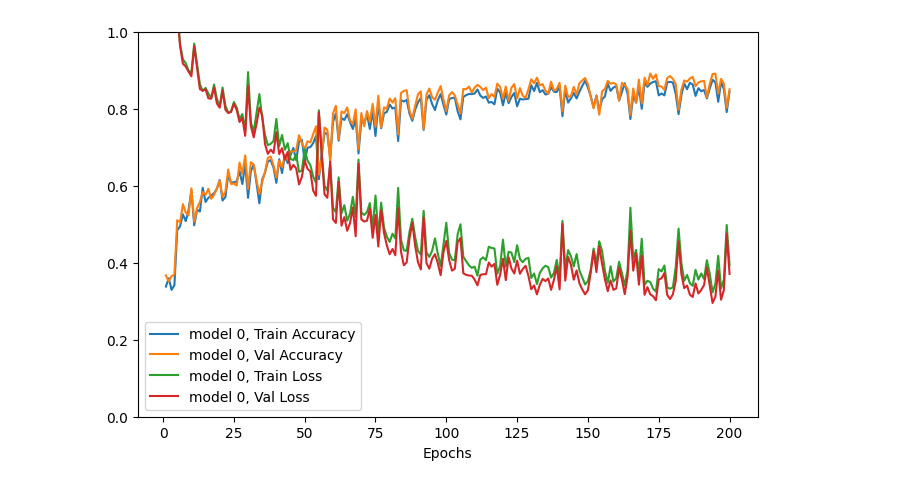
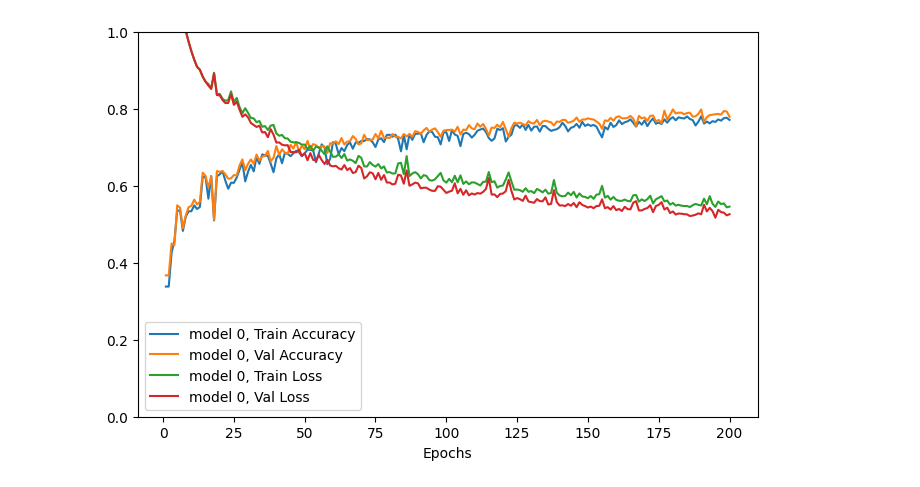
Before and after one commit to GuiMacielPereira/sensor_ML, a Jupyter notebook: data_processing/lstm_pytorch.sync.ipynb, the cells around one changed output. Drawn from its saved outputs; the diff is of its cells as text; code cells hidden in the pictures.

Commit message:
Cleaned lstm class and made a new cnn+lstm model. The new model is training, but is not able to achieve better accuracies than cnn or lstm alone.

```diff
--- a/data_processing/lstm_pytorch.sync.ipynb
+++ b/data_processing/lstm_pytorch.sync.ipynb
@@ -1,2 +1,19 @@
+# %%
+# Define simplest lstm model
+class lstm(nn.Module):
+    def __init__(self, input_size, hidden_size, out_size):
+        super(lstm, self).__init__()
+        torch.manual_seed(180200742)    # Set seed for same initialization of weigths each time
+        # shape of input (batch_size, n_sequence, input_size)
+        self.lstm = nn.LSTM(input_size=input_size, hidden_size=hidden_size, num_layers=1, batch_first=True, bidirectional=False)
+        self.fc = nn.Linear(hidden_size, out_size)
+        self.relu = nn.ReLU()    # Interestingly, using Sigmoid prevents learning
+
+    def forward(self, x):
+        x, _ = self.lstm(x)
+        x = x[:, -1, :]    # Choose only output of last lstm cell for classification
+        x = self.fc(x)
+        x = self.relu(x)  # x.shape = (batch_size, n_classes)
+        return x
 # %%
 # A notebook for simple lstm exploration
@@ -55,44 +45,7 @@ Shape of validation set: (956, 10, 3)
 Fraction of single class in test set:  0.31377777777777777
 dtype of inputs:  torch.float32
 # %%
-import numpy as np
-
-class lstm(nn.Module):
-    def __init__(self):
-        super(lstm, self).__init__()
-
-        torch.manual_seed(180200742)    # Set seed for same initialization of weigths each time
-
-        self.input_size = 3
-        self.hidden_dim = 64
-        self.out_size = 5
-        self.num_layers = 1
-
-        # shape of input ()
-        self.lstm = nn.LSTM(self.input_size, self.hidden_dim, num_layers=self.num_layers, batch_first=True)
-        self.fc = nn.Linear(self.hidden_dim, self.out_size)
-        # self.sigmoid = nn.Sigmoid()
-        self.relu = nn.ReLU()
-
-    def forward(self, x):
-        # # This reshaping works for accurary ~ 87%
-        batch_size = x.shape[0]
-        # x = x.reshape((x.shape[0], int(x.shape[2]/self.input_size), self.input_size))
-
-
-        lstm_out, _ = self.lstm(x) #lstm with input, hidden, and internal state
-        lstm_out = lstm_out[:, -1, :]    # Choose final output of lstm for classification
-
-        lstm_out = lstm_out.contiguous().view(-1, self.hidden_dim)
-        out = self.fc(lstm_out)
-        out = self.relu(out)
-        out = out.view(batch_size, -1)
-
-        # print("output shape: ", out.shape)
-        return out
-
-
-model = lstm()
+model = lstm(input_size=32, hidden_size=8, out_size=3)
 T = Trainer(D)
 T.setup(model, learning_rate=1e-2, weight_decay=1e-3, batch_size=2*256, max_epochs=200)
 T.train_model(model)
@@ -119,2 +72,2 @@ Model 0: 89.0%
-[figure, old version]
+[figure, new version]
 # %%
```
Also changed, not shown: parts of 6 cells of this notebook, 2 other files.
